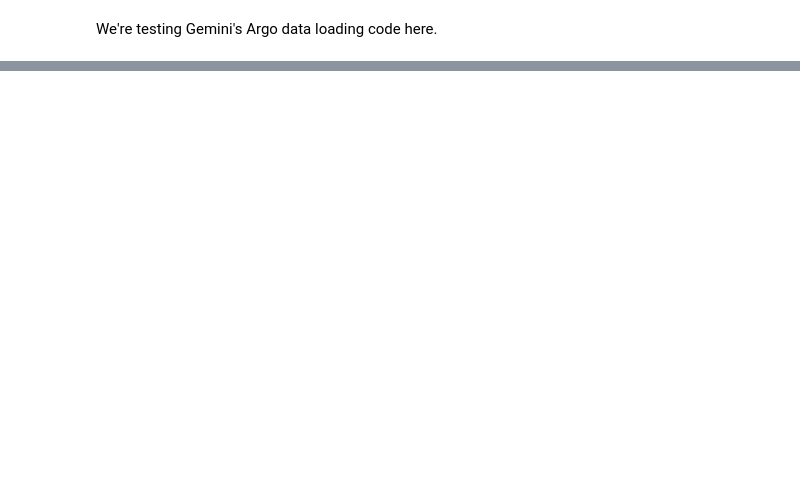
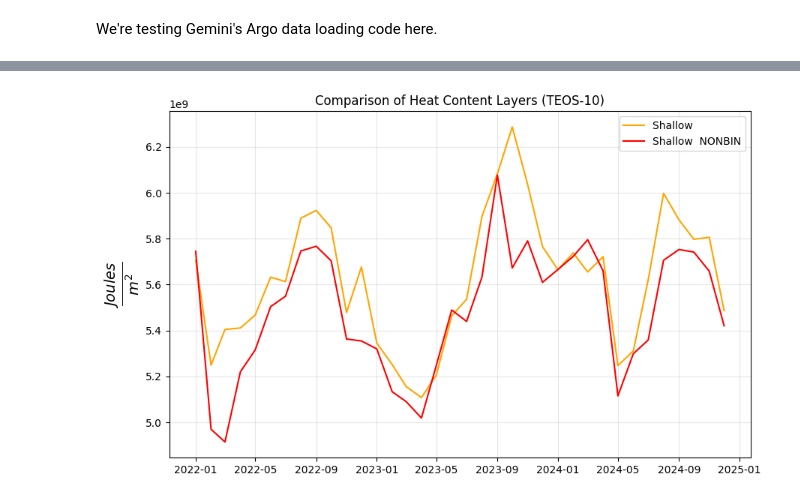
Before and after one commit to avik2007/FailedRefugia, a Jupyter notebook: PullArgoData_test.ipynb, the cells around one changed output, grey strips where cells are left out. Saved outputs shown, nothing was run; the diff lists cells and outputs as text; code cells hidden in the pictures; blank space fills up the shorter version.

```diff
--- a/PullArgoData_test.ipynb
+++ b/PullArgoData_test.ipynb
@@ -276,7 +336,7 @@ def make_timeseries(da_ohc):
     df = da_ohc.to_dataframe().reset_index()
     df = df.set_index('TIME')
     # Resample to Monthly Mean
-    return df[da_ohc.name].resample('ME').mean()
+    return df[da_ohc.name].resample('MS').mean()
 
 # this
 def make_spatially_weighted_timeseries(da_ohc):
@@ -348,0 +430,14 @@ ts_deep.to_csv('CCS_OHC_Deep_GSW.csv')
+# %%
+# Quick sanity check plot for shallow, binned vs nonbinned
+plt.figure(figsize=(10, 6))
+plt.plot(ts_shallow.index, ts_shallow.values, label='Shallow ', color='orange')
+#plt.plot(ts_deep.index, ts_deep.values, label='Deep ', color='purple')
+plt.plot(ts_shallow_NONBIN.index, ts_shallow_NONBIN.values, label='Shallow  NONBIN', color='red')
+#plt.plot(ts_deep_NONBIN.index, ts_deep_NONBIN.values, label='Deep  NONBIN', color='green')
+plt.title("Comparison of Heat Content Layers (TEOS-10)")
+plt.ylabel(r"$\frac{Joules}{m^2}$", fontsize=20)
+plt.legend()
+plt.grid(True, alpha=0.3)
+plt.show()
+# %% [output]
+[figure, added]
```
Also changed, not shown: parts of 18 cells of this notebook.
